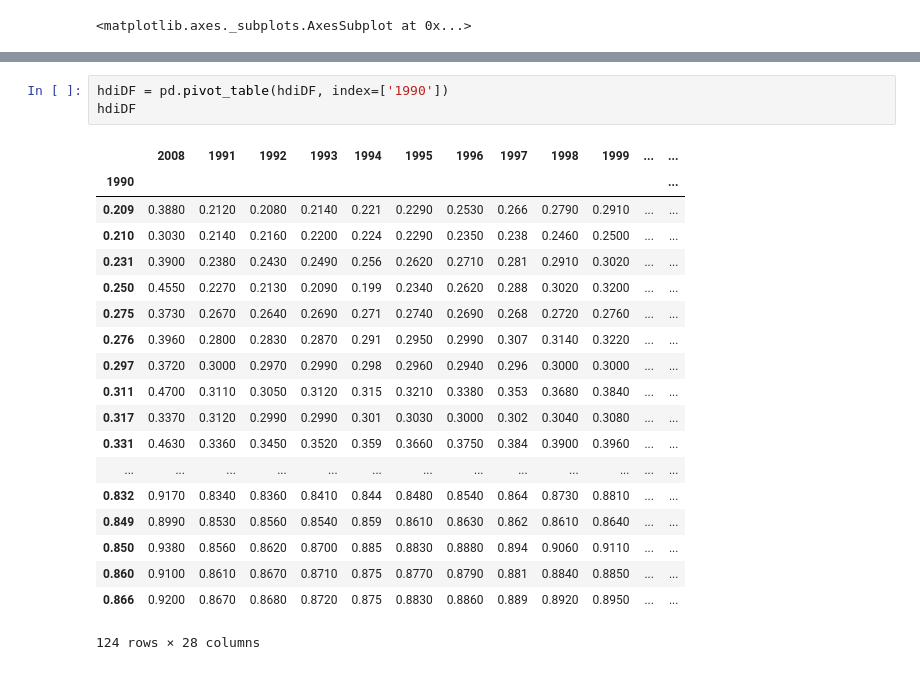
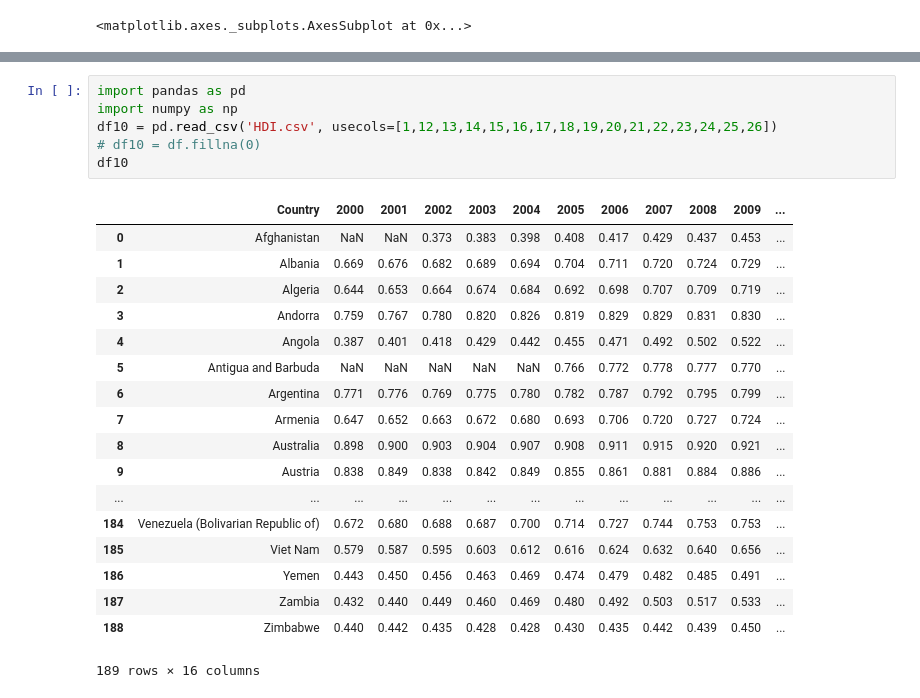
Before and after one commit to alhuang2/ecological-footprint, a Jupyter notebook: cleaned_data.ipynb, the cells around one changed output, grey strips where cells are left out. Cells and saved outputs as stored; diff of their text form.

```diff
--- a/cleaned_data.ipynb
+++ b/cleaned_data.ipynb
@@ -208,23 +160,25 @@ hdiDF
-# %%
-hdiDF = pd.pivot_table(hdiDF, index=['1990'])
-hdiDF
-# %% [output]
-|  | 2008 | 1991 | 1992 | 1993 | 1994 | 1995 | 1996 | 1997 | 1998 | 1999 | ... | ... |
-| 1990 |  |  |  |  |  |  |  |  |  |  |  | ... |
-| 0.209 | 0.3880 | 0.2120 | 0.2080 | 0.2140 | 0.221 | 0.2290 | 0.2530 | 0.266 | 0.2790 | 0.2910 | ... | ... |
-| 0.210 | 0.3030 | 0.2140 | 0.2160 | 0.2200 | 0.224 | 0.2290 | 0.2350 | 0.238 | 0.2460 | 0.2500 | ... | ... |
-| 0.231 | 0.3900 | 0.2380 | 0.2430 | 0.2490 | 0.256 | 0.2620 | 0.2710 | 0.281 | 0.2910 | 0.3020 | ... | ... |
-| 0.250 | 0.4550 | 0.2270 | 0.2130 | 0.2090 | 0.199 | 0.2340 | 0.2620 | 0.288 | 0.3020 | 0.3200 | ... | ... |
-| 0.275 | 0.3730 | 0.2670 | 0.2640 | 0.2690 | 0.271 | 0.2740 | 0.2690 | 0.268 | 0.2720 | 0.2760 | ... | ... |
-| 0.276 | 0.3960 | 0.2800 | 0.2830 | 0.2870 | 0.291 | 0.2950 | 0.2990 | 0.307 | 0.3140 | 0.3220 | ... | ... |
-| 0.297 | 0.3720 | 0.3000 | 0.2970 | 0.2990 | 0.298 | 0.2960 | 0.2940 | 0.296 | 0.3000 | 0.3000 | ... | ... |
-| 0.311 | 0.4700 | 0.3110 | 0.3050 | 0.3120 | 0.315 | 0.3210 | 0.3380 | 0.353 | 0.3680 | 0.3840 | ... | ... |
-| 0.317 | 0.3370 | 0.3120 | 0.2990 | 0.2990 | 0.301 | 0.3030 | 0.3000 | 0.302 | 0.3040 | 0.3080 | ... | ... |
-| 0.331 | 0.4630 | 0.3360 | 0.3450 | 0.3520 | 0.359 | 0.3660 | 0.3750 | 0.384 | 0.3900 | 0.3960 | ... | ... |
-| ... | ... | ... | ... | ... | ... | ... | ... | ... | ... | ... | ... | ... |
-| 0.832 | 0.9170 | 0.8340 | 0.8360 | 0.8410 | 0.844 | 0.8480 | 0.8540 | 0.864 | 0.8730 | 0.8810 | ... | ... |
-| 0.849 | 0.8990 | 0.8530 | 0.8560 | 0.8540 | 0.859 | 0.8610 | 0.8630 | 0.862 | 0.8610 | 0.8640 | ... | ... |
-| 0.850 | 0.9380 | 0.8560 | 0.8620 | 0.8700 | 0.885 | 0.8830 | 0.8880 | 0.894 | 0.9060 | 0.9110 | ... | ... |
-| 0.860 | 0.9100 | 0.8610 | 0.8670 | 0.8710 | 0.875 | 0.8770 | 0.8790 | 0.881 | 0.8840 | 0.8850 | ... | ... |
-| 0.866 | 0.9200 | 0.8670 | 0.8680 | 0.8720 | 0.875 | 0.8830 | 0.8860 | 0.889 | 0.8920 | 0.8950 | ... | ... |
-124 rows × 28 columns
+# %%
+import pandas as pd
+import numpy as np
+df10 = pd.read_csv('HDI.csv', usecols=[1,12,13,14,15,16,17,18,19,20,21,22,23,24,25,26])
+# df10 = df.fillna(0)
+df10
+# %% [output]
+|  | Country | 2000 | 2001 | 2002 | 2003 | 2004 | 2005 | 2006 | 2007 | 2008 | 2009 | ... |
+| 0 | Afghanistan | NaN | NaN | 0.373 | 0.383 | 0.398 | 0.408 | 0.417 | 0.429 | 0.437 | 0.453 | ... |
+| 1 | Albania | 0.669 | 0.676 | 0.682 | 0.689 | 0.694 | 0.704 | 0.711 | 0.720 | 0.724 | 0.729 | ... |
+| 2 | Algeria | 0.644 | 0.653 | 0.664 | 0.674 | 0.684 | 0.692 | 0.698 | 0.707 | 0.709 | 0.719 | ... |
+| 3 | Andorra | 0.759 | 0.767 | 0.780 | 0.820 | 0.826 | 0.819 | 0.829 | 0.829 | 0.831 | 0.830 | ... |
+| 4 | Angola | 0.387 | 0.401 | 0.418 | 0.429 | 0.442 | 0.455 | 0.471 | 0.492 | 0.502 | 0.522 | ... |
+| 5 | Antigua and Barbuda | NaN | NaN | NaN | NaN | NaN | 0.766 | 0.772 | 0.778 | 0.777 | 0.770 | ... |
+| 6 | Argentina | 0.771 | 0.776 | 0.769 | 0.775 | 0.780 | 0.782 | 0.787 | 0.792 | 0.795 | 0.799 | ... |
+| 7 | Armenia | 0.647 | 0.652 | 0.663 | 0.672 | 0.680 | 0.693 | 0.706 | 0.720 | 0.727 | 0.724 | ... |
+| 8 | Australia | 0.898 | 0.900 | 0.903 | 0.904 | 0.907 | 0.908 | 0.911 | 0.915 | 0.920 | 0.921 | ... |
+| 9 | Austria | 0.838 | 0.849 | 0.838 | 0.842 | 0.849 | 0.855 | 0.861 | 0.881 | 0.884 | 0.886 | ... |
+| ... | ... | ... | ... | ... | ... | ... | ... | ... | ... | ... | ... | ... |
+| 184 | Venezuela (Bolivarian Republic of) | 0.672 | 0.680 | 0.688 | 0.687 | 0.700 | 0.714 | 0.727 | 0.744 | 0.753 | 0.753 | ... |
+| 185 | Viet Nam | 0.579 | 0.587 | 0.595 | 0.603 | 0.612 | 0.616 | 0.624 | 0.632 | 0.640 | 0.656 | ... |
+| 186 | Yemen | 0.443 | 0.450 | 0.456 | 0.463 | 0.469 | 0.474 | 0.479 | 0.482 | 0.485 | 0.491 | ... |
+| 187 | Zambia | 0.432 | 0.440 | 0.449 | 0.460 | 0.469 | 0.480 | 0.492 | 0.503 | 0.517 | 0.533 | ... |
+| 188 | Zimbabwe | 0.440 | 0.442 | 0.435 | 0.428 | 0.428 | 0.430 | 0.435 | 0.442 | 0.439 | 0.450 | ... |
+189 rows × 16 columns
```
Also changed, not shown: parts of 5 cells of this notebook, 1 other file.
